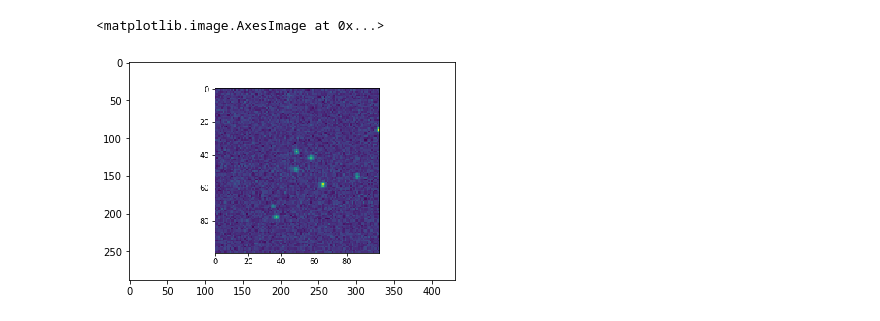
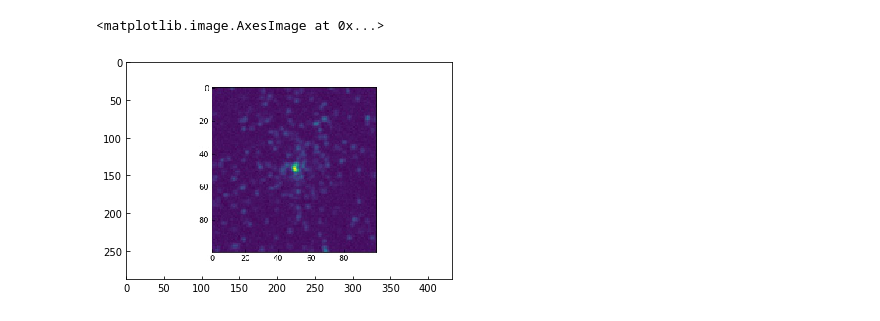
Before and after one commit to dhilligo/scarlet-deblend, a Jupyter notebook: Implementing Scarlet on Fake Images.ipynb, the cells around one changed output. Cells and saved outputs as stored; diff of their text form; code cells hidden in the pictures.

```diff
--- a/Implementing Scarlet on Fake Images.ipynb
+++ b/Implementing Scarlet on Fake Images.ipynb
@@ -18,14 +18,14 @@ import matplotlib.pyplot as plt
 matplotlib.rc('image', cmap='inferno')
 matplotlib.rc('image', interpolation='none')
 # %%
-fake1 = ("/Users/dylanhilligoss/Desktop/FakeImage1.png")
+fake1 = ("fake1.jpeg")
 img1 = Image.open(fake1)
 data = np.array(img1)
 data1 = np.save( fake1 + '.npz', data)
 plt.imshow(img1)
 # %% [output]
 <matplotlib.image.AxesImage at 0x...>
-[figure, old version]
+[figure, new version]
 # %%
 img1 = np.load("fake1.npy")
 plt.imshow(img1)
```
Also changed, not shown: parts of 5 cells of this notebook, 1 other file.
